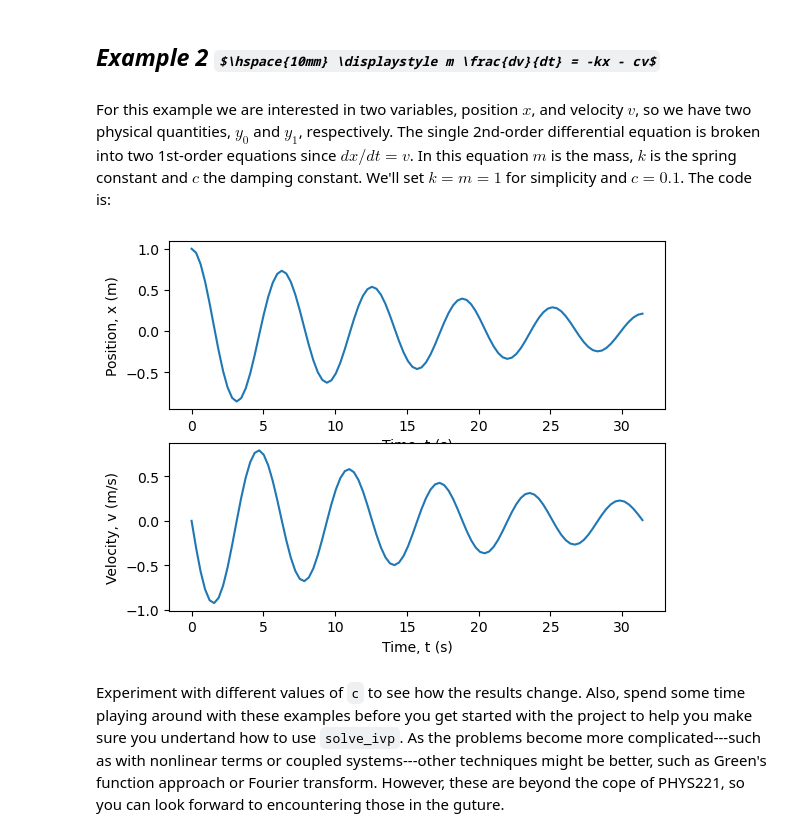
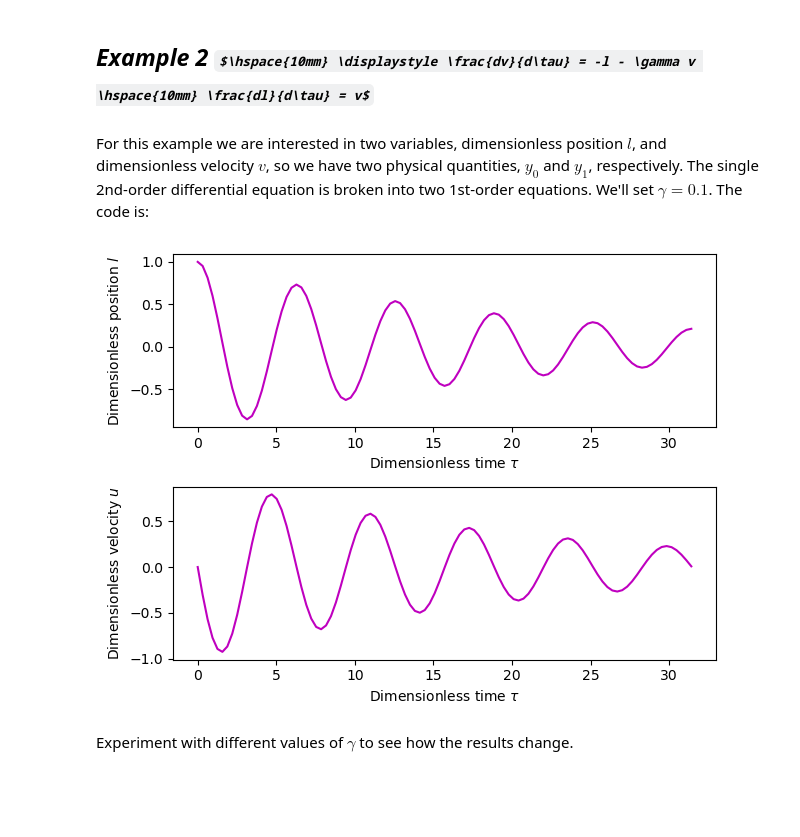
Before and after one commit to KentonBW/physics-lab, a Jupyter notebook: solve_ivp_egs.ipynb, the cells around one changed output. Drawn from its saved outputs; the diff is of its cells as text; code cells hidden in the pictures; some formulas as TeX source; blank space fills up the shorter version.

```diff
--- a/solve_ivp_egs.ipynb
+++ b/solve_ivp_egs.ipynb
@@ -59,46 +60,46 @@ y_sol.shape = (1, 11)
 # %% [markdown]
-## *Example 2 $\hspace{10mm} \displaystyle m \frac{dv}{dt} = -kx - cv$*
+## *Example 2 $\hspace{10mm} \displaystyle \frac{dv}{d\tau} = -l - \gamma v \hspace{10mm} \frac{dl}{d\tau} = v$*
 # %% [markdown]
-For this example we are interested in two variables, position $x$, and velocity $v$, so we have two physical quantities, $y_0$ and $y_1$, respectively. The single 2nd-order differential equation is broken into two 1st-order equations since $dx/dt = v$. In this equation $m$ is the mass, $k$ is the spring constant and $c$ the damping constant. We'll set $k = m = 1$ for simplicity and $c = 0.1$. The code is:
+For this example we are interested in two variables, dimensionless position $l$, and dimensionless velocity $v$, so we have two physical quantities, $y_0$ and $y_1$, respectively. The single 2nd-order differential equation is broken into two 1st-order equations. We'll set $\gamma = 0.1$. The code is:
 # %%
 def dydt_arr(t, y_arr):
     x = y_arr[0]  # Position (1st element of y_arr)
     v = y_arr[1]  # Velocity (2dn element of y_arr)
-    return np.array([v, -x - c * v])  # This is [dx/dt, dv/dt]
+    return np.array([v, -x - gamma * v])  # This is [dx/dt, dv/dt]
 
 
-c = 0.1  # damping constant
+gamma = 0.1  # damping constant
 t0 = 0.0
 tmax = 10.0 * np.pi  # final time
 steps = 100
 
 t_arr = np.linspace(t0, tmax, steps + 1)  # 1d time array
 
 # Initial condition for position, velocity
 y0_arr = [1.0, 0.0]
 
 # Solve the differential equation:
 sol = integrate.solve_ivp(dydt_arr, (t_arr[0], t_arr[-1]),
                           y0_arr,
                           t_eval=t_arr,
                           method='LSODA')
 
 t_sol = sol['t']
 y_sol = sol['y']
 
 # Let's also plot ysol_arr[0,:] (velocity) as a function of t_arr (time)
 plt.subplot(211)  # Two rows, one column, top plot
-plt.plot(t_sol, y_sol[0, :])
-plt.xlabel('Time, t (s)')
-plt.ylabel('Position, x (m)')
+plt.plot(t_sol, y_sol[0, :], 'm-')
+plt.xlabel(r"Dimensionless time $\tau$")
+plt.ylabel(r"Dimensionless position $l$")
 
 plt.subplot(212)  # Two rows, one column, bottom plot
-plt.plot(t_sol, y_sol[1, :])
-plt.xlabel('Time, t (s)')
-plt.ylabel('Velocity, v (m/s)')
-
+plt.plot(t_sol, y_sol[1, :], 'm-')
+plt.xlabel(r"Dimensionless time $\tau$")
+plt.ylabel(r"Dimensionless velocity $u$")
+plt.tight_layout()  # spreads subplots out
 plt.show()
 # %% [output]
-[figure, old version]
+[figure, new version]
-# %% [markdown]
-Experiment with different values of `c` to see how the results change. Also, spend some time playing around with these examples before you get started with the project to help you make sure you undertand how to use `solve_ivp`. As the problems become more complicated---such as with nonlinear terms or coupled systems---other techniques might be better, such as Green's function approach or Fourier transform. However, these are beyond the cope of PHYS221, so you can look forward to encountering those in the guture.
+# %% [markdown]
+Experiment with different values of $\gamma$ to see how the results change.
```
Also changed, not shown: parts of 3 cells of this notebook.
